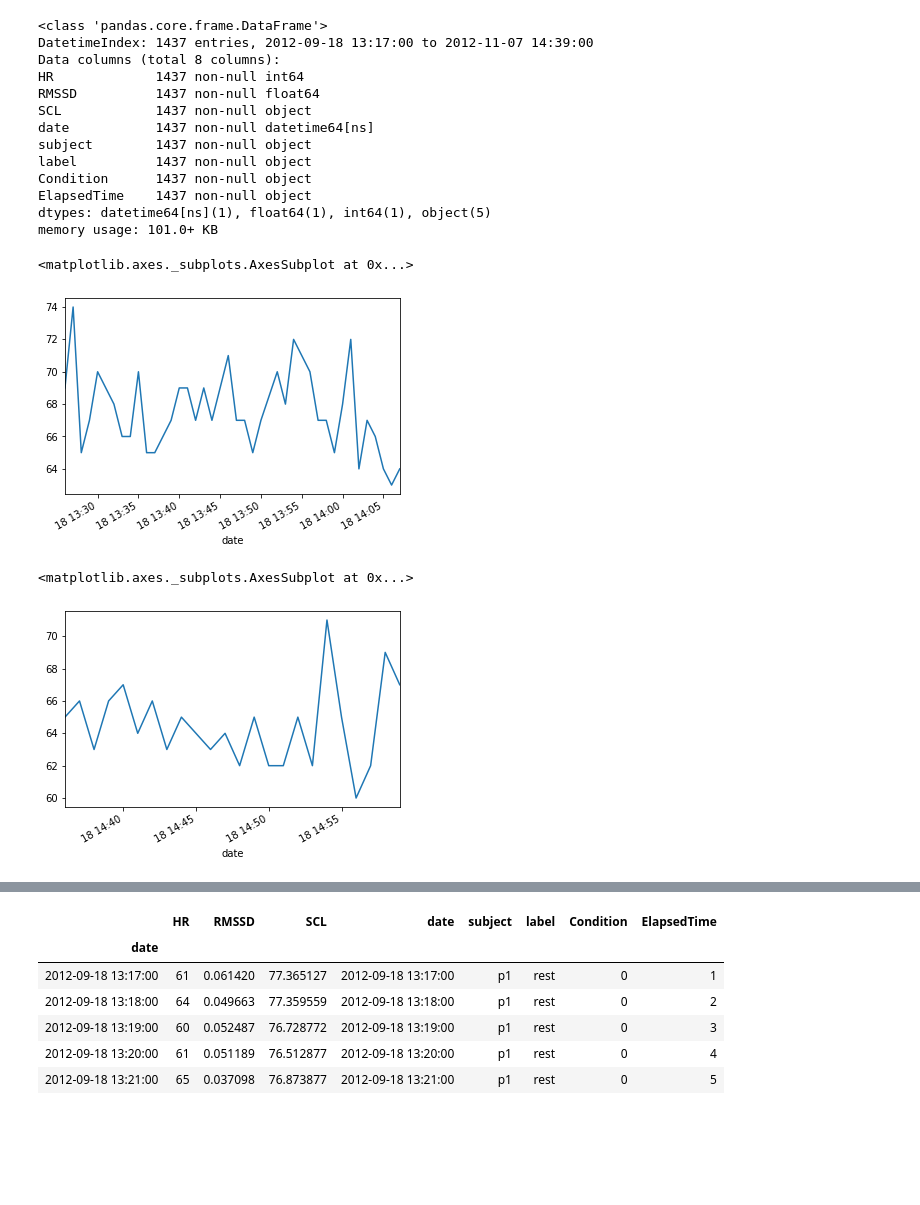
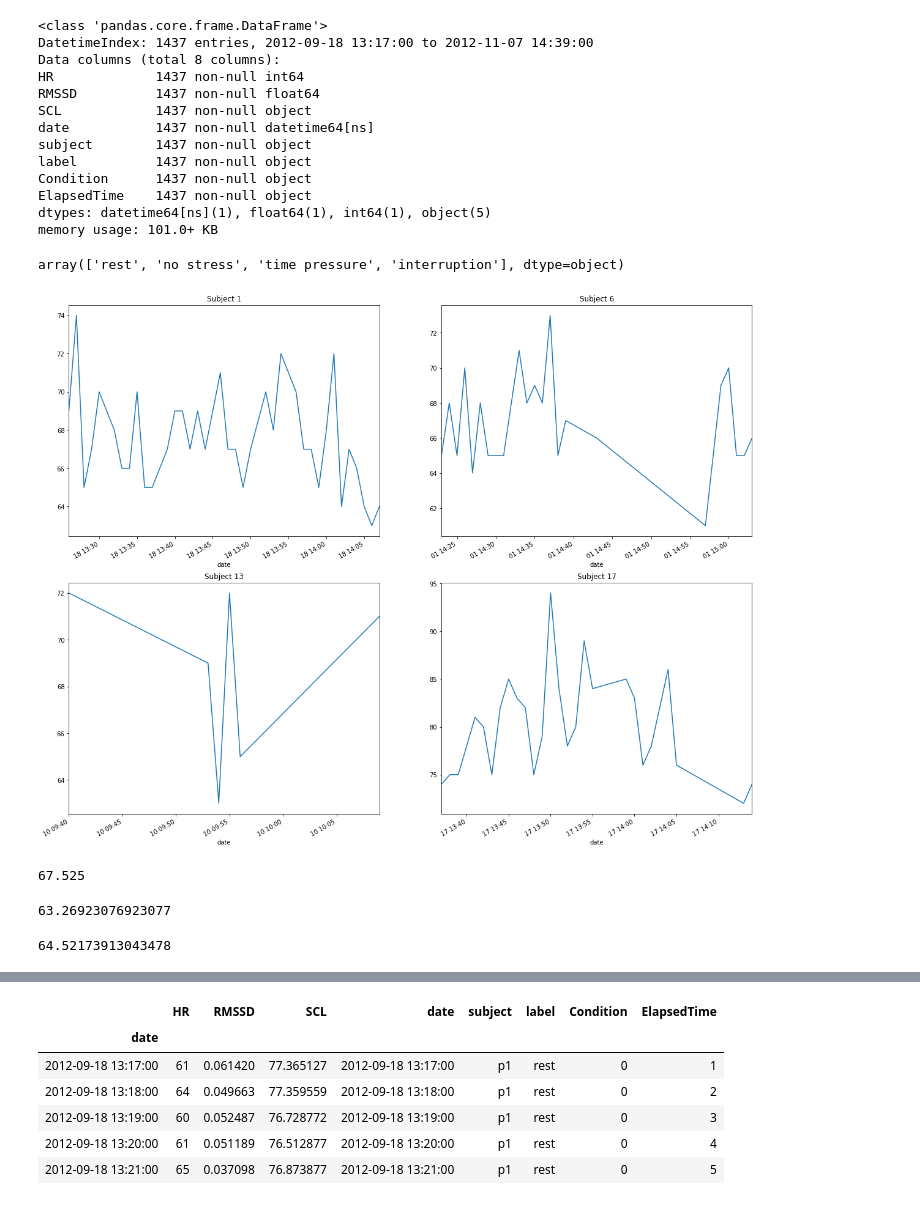
Before and after one commit to SachinGokal/capstone-two, a Jupyter notebook: notebooks/unprocessed.ipynb, the cells around one changed output, grey strips where cells are left out. Saved outputs shown, nothing was run; the diff lists cells and outputs as text; code cells hidden in the pictures; blank space fills up the shorter version.

```diff
--- a/notebooks/unprocessed.ipynb
+++ b/notebooks/unprocessed.ipynb
@@ -208,13 +212,30 @@ Condition      1437 non-null object
 ElapsedTime    1437 non-null object
 dtypes: datetime64[ns](1), float64(1), int64(1), object(5)
 memory usage: 101.0+ KB
+# %%
+df['label'].unique()
+# %% [output]
+array(['rest', 'no stress', 'time pressure', 'interruption'], dtype=object)
+# %%
+fig, axs = plt.subplots(2, 2, figsize=(20, 17))
+for ax, subject in zip(axs.flatten(), ['1', '6', '13', '17']):
+    try:
+        ax.set_title(f'Subject {subject}')
+        df[(df['subject'] == ('p' + subject)) & (df['label'] == 'no stress')]['HR'].plot(ax=ax)
+    except:
+        print(subject)
+        continue
+# %% [output]
+[figure, added]
 # %%
-df[(df['subject'] == 'p1') & (df['label'] == 'no stress')]['HR'].plot()
+df[(df['subject'] == 'p1') & (df['label'] == 'no stress')]['HR'].mean()
 # %% [output]
-<matplotlib.axes._subplots.AxesSubplot at 0x...>
+67.525
-[figure, removed]
+# %%
+df[(df['subject'] == 'p1') & (df['label'] == 'interruption')]['HR'].mean()
+# %% [output]
+63.26923076923077
 # %%
-df[(df['subject'] == 'p1') & (df['label'] == 'time pressure')]['HR'].plot()
+df[(df['subject'] == 'p1') & (df['label'] == 'time pressure')]['HR'].mean()
 # %% [output]
-<matplotlib.axes._subplots.AxesSubplot at 0x...>
+64.52173913043478
-[figure, removed]
```
Also changed, not shown: parts of 3 cells of this notebook, 11 other files.
